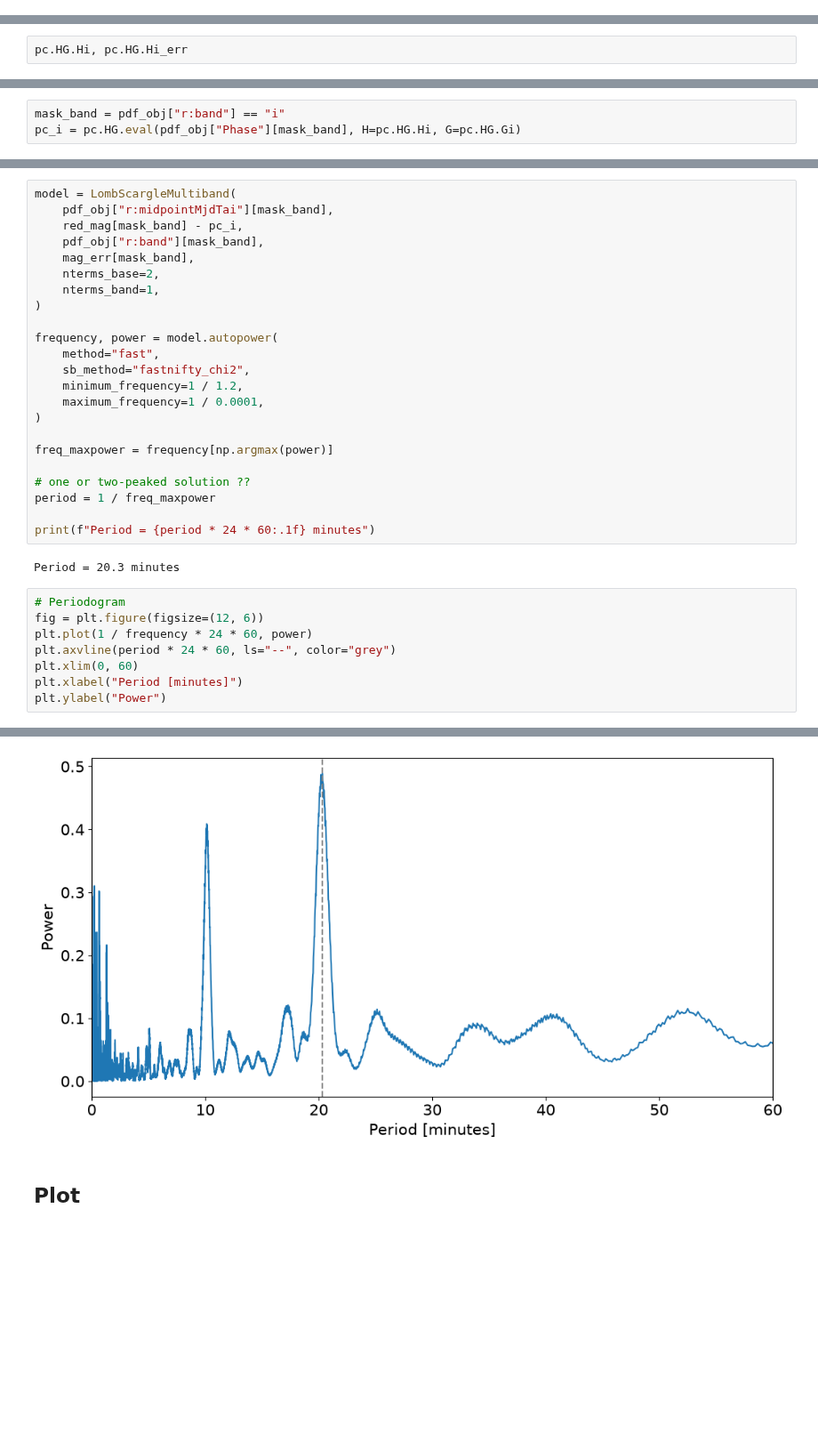
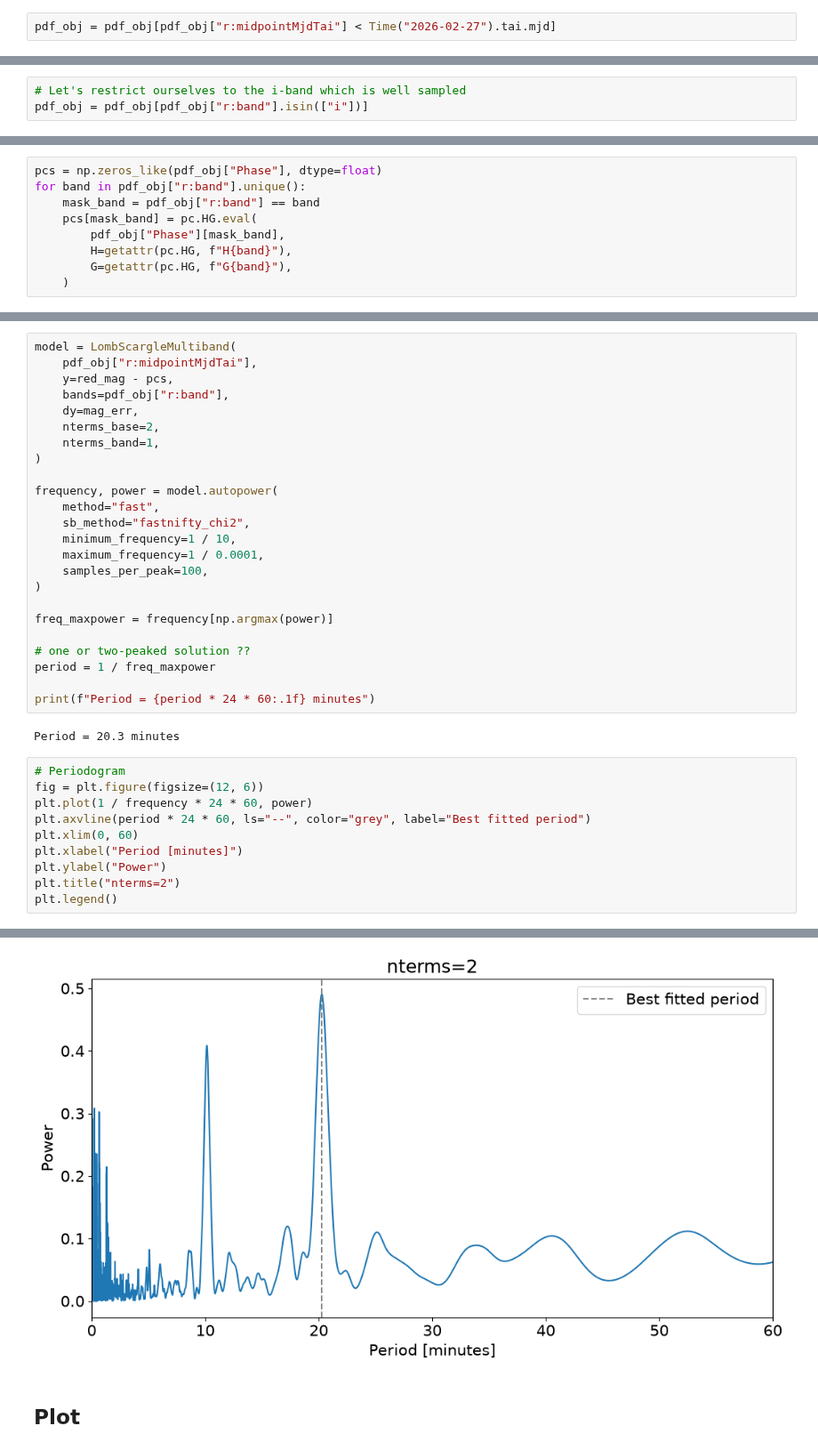
Before and after one commit to astrolabsoftware/fink-tutorials, a Jupyter notebook: lsst/solar_system/3_fast_rotator.ipynb, the cells around one changed output, grey strips where cells are left out. Shown at 89% size. Cells and saved outputs as stored; diff of their text form; blank space fills up the shorter version.

`````diff
--- a/lsst/solar_system/3_fast_rotator.ipynb
+++ b/lsst/solar_system/3_fast_rotator.ipynb
@@ -43,3 +52,5 @@ pdf_obj.head(3)
+# %%
+pdf_obj = pdf_obj[pdf_obj["r:midpointMjdTai"] < Time("2026-02-27").tai.mjd]
 # %%
 fig, ax = plt.subplots(1, 1, figsize=(12, 7))
 plot_lightcurve_allbands(
@@ -103,4 +80,5 @@ pc.fit(["HG"])
 For simplicity, let's only focus on the i-band measurements for the rest of this demo.
 ````
 # %%
-pc.HG.Hi, pc.HG.Hi_err
+# Let's restrict ourselves to the i-band which is well sampled
+pdf_obj = pdf_obj[pdf_obj["r:band"].isin(["i"])]
@@ -109,14 +119,20 @@ pc.HG.Hi, pc.HG.Hi_err
 # %%
-mask_band = pdf_obj["r:band"] == "i"
-pc_i = pc.HG.eval(pdf_obj["Phase"][mask_band], H=pc.HG.Hi, G=pc.HG.Gi)
+pcs = np.zeros_like(pdf_obj["Phase"], dtype=float)
+for band in pdf_obj["r:band"].unique():
+    mask_band = pdf_obj["r:band"] == band
+    pcs[mask_band] = pc.HG.eval(
+        pdf_obj["Phase"][mask_band],
+        H=getattr(pc.HG, f"H{band}"),
+        G=getattr(pc.HG, f"G{band}"),
+    )
 # %% [markdown]
 ## Period fitting from the residuals
 # %%
 model = LombScargleMultiband(
-    pdf_obj["r:midpointMjdTai"][mask_band],
-    red_mag[mask_band] - pc_i,
-    pdf_obj["r:band"][mask_band],
-    mag_err[mask_band],
+    pdf_obj["r:midpointMjdTai"],
+    y=red_mag - pcs,
+    bands=pdf_obj["r:band"],
+    dy=mag_err,
     nterms_base=2,
     nterms_band=1,
 )
@@ -124,8 +140,9 @@ model = LombScargleMultiband(
 frequency, power = model.autopower(
     method="fast",
     sb_method="fastnifty_chi2",
-    minimum_frequency=1 / 1.2,
+    minimum_frequency=1 / 10,
     maximum_frequency=1 / 0.0001,
+    samples_per_peak=100,
 )
 
 freq_maxpower = frequency[np.argmax(power)]
@@ -140,8 +157,10 @@ Period = 20.3 minutes
 # Periodogram
 fig = plt.figure(figsize=(12, 6))
 plt.plot(1 / frequency * 24 * 60, power)
-plt.axvline(period * 24 * 60, ls="--", color="grey")
+plt.axvline(period * 24 * 60, ls="--", color="grey", label="Best fitted period")
 plt.xlim(0, 60)
 plt.xlabel("Period [minutes]")
 plt.ylabel("Power")
+plt.title("nterms=2")
+plt.legend()
 # %% [output]
@@ -149,4 +168,4 @@ Text(0, 0.5, 'Power')
-[figure, old version]
+[figure, new version]
 # %% [markdown]
 ## Plot
 # %%
`````
Also changed, not shown: parts of 8 cells of this notebook.
